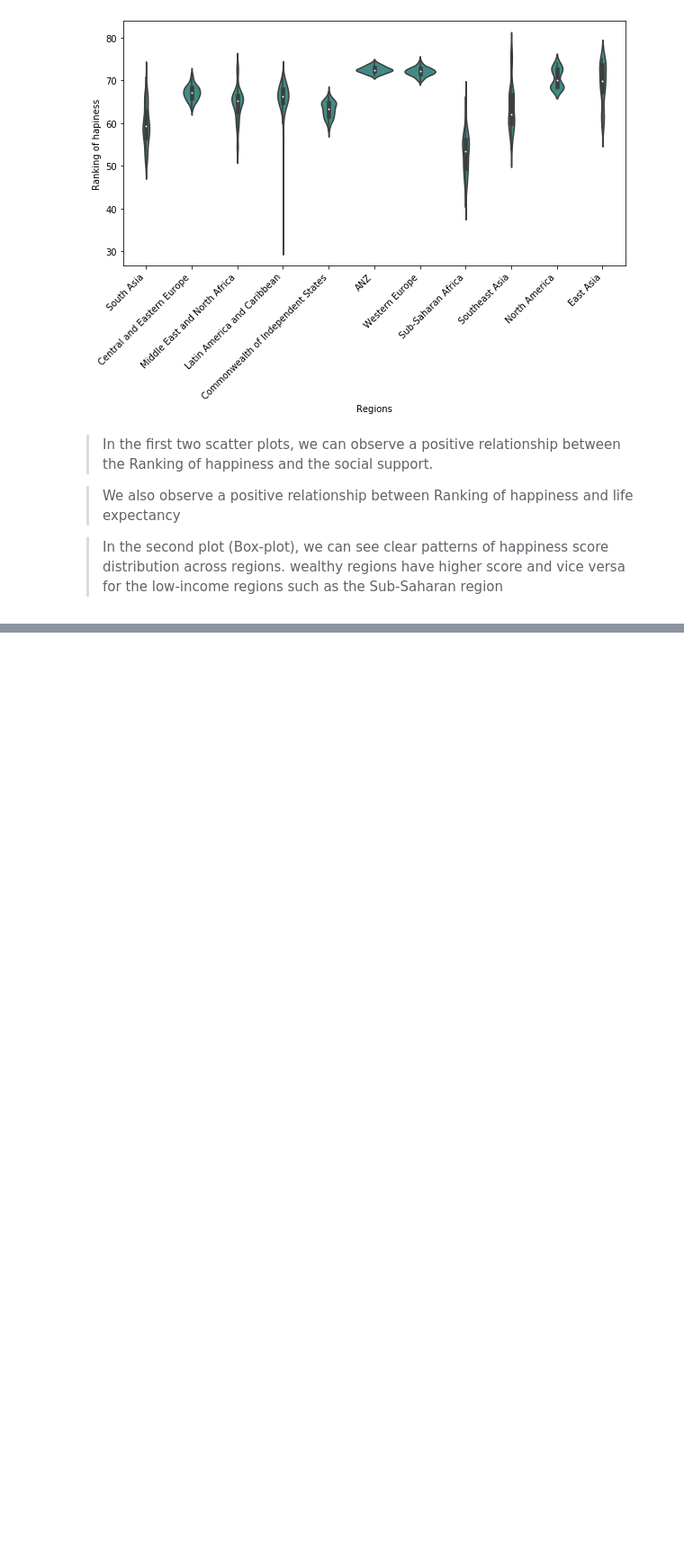
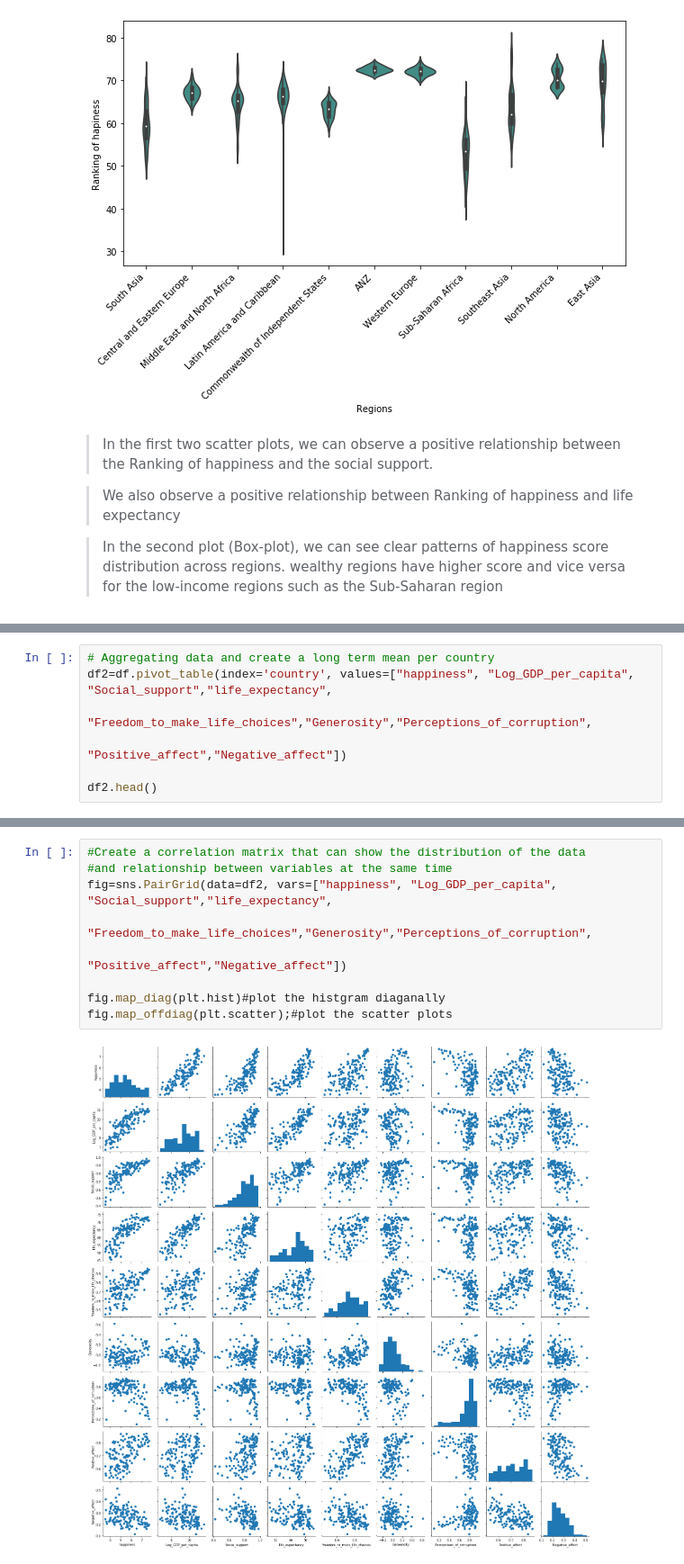
Before and after one commit to BBenyamini/EDA, a Jupyter notebook: notebook.ipynb, the cells around one changed output, grey strips where cells are left out. Shown at 90% size. Drawn from its saved outputs; the diff is of its cells as text; blank space fills up the shorter version.

```diff
--- a/notebook.ipynb
+++ b/notebook.ipynb
@@ -179,0 +206,7 @@ In this section, we will take a step further and look at the relationship betwee
+# %%
+# Aggregating data and create a long term mean per country
+df2=df.pivot_table(index='country', values=["happiness", "Log_GDP_per_capita", "Social_support","life_expectancy",
+                                                "Freedom_to_make_life_choices","Generosity","Perceptions_of_corruption",
+                                                "Positive_affect","Negative_affect"])
+
+df2.head()
@@ -179,0 +221,11 @@ In this section, we will take a step further and look at the relationship betwee
+# %%
+#Create a correlation matrix that can show the distribution of the data
+#and relationship between variables at the same time
+fig=sns.PairGrid(data=df2, vars=["happiness", "Log_GDP_per_capita", "Social_support","life_expectancy",
+                                                "Freedom_to_make_life_choices","Generosity","Perceptions_of_corruption",
+                                                "Positive_affect","Negative_affect"])
+
+fig.map_diag(plt.hist)#plot the histgram diaganally
+fig.map_offdiag(plt.scatter);#plot the scatter plots
+# %% [output]
+[figure, added]
```
Also changed, not shown: parts of 6 cells of this notebook.
